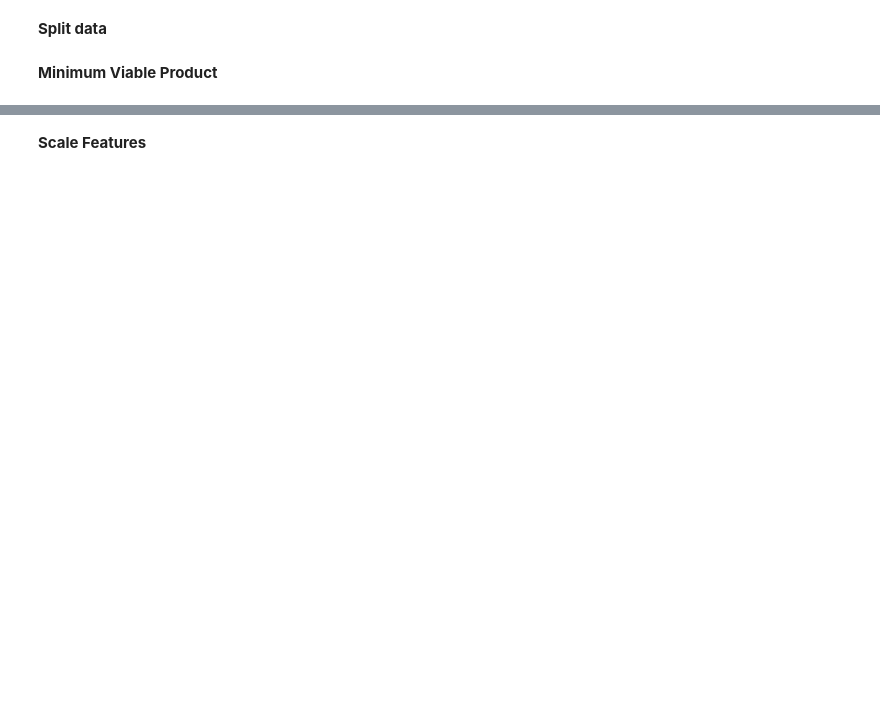
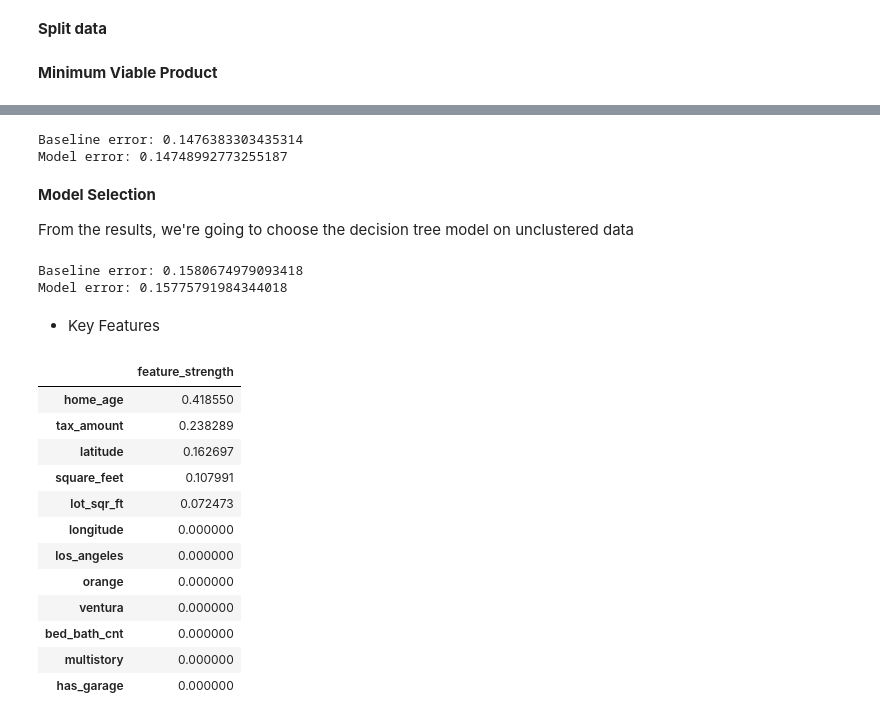
Before and after one commit to LambDom/Zillow-logerror, a Jupyter notebook: project_notebook2.ipynb, the cells around one changed output, grey strips where cells are left out. Cells and saved outputs as stored; diff of their text form; code cells hidden in the pictures; blank space fills up the shorter version.

```diff
--- a/project_notebook2.ipynb
+++ b/project_notebook2.ipynb
@@ -686,6 +688,9 @@ model_zillow.drop(columns = 'fips_code', inplace=True)
+# %%
+model_zillow['abs_baseline'] = model_zillow.abs_logerror.mean()
+model_zillow['log_baseline'] = model_zillow.logerror.mean()
 # %% [markdown]
 **Split data**
 # %%
-train, test = train_test_split(model_zillow, random_state = 123, train_size = .8)
+train, test = train_test_split(model_zillow, random_state = 123, train_size = .8, stratify = model_zillow.cluster_labels)
 # %% [markdown]
 **Minimum Viable Product**
@@ -692,2 +792,44 @@ train, test = train_test_split(model_zillow, random_state = 123, train_size = .8
+# %%
+rmse_baseline = (mean_squared_error(train.abs_baseline, train.abs_logerror))**.5
+rmse_model = (mean_squared_error(yhat, train.abs_logerror))**.5
+print(f'Baseline error: {rmse_baseline}')
+print(f'Model error: {rmse_model}')
+# %% [output]
+Baseline error: 0.1476383303435314
+Model error: 0.14748992773255187
+# %% [markdown]
+**Model Selection**
+
+From the results, we're going to choose the decision tree model on unclustered data
+# %%
+features = ['tax_amount', 'home_age', 'latitude', 'longitude', 'los_angeles', 'orange', 'ventura', 'bed_bath_cnt', 'multistory', 'has_garage', 'square_feet', 'lot_sqr_ft']
+tree = DecisionTreeRegressor(max_depth = 4, random_state=123)
+tree.fit(train[features], train.abs_logerror)
+yhat = tree.predict(test[features])
+# %%
+rmse_baseline = (mean_squared_error(test.abs_baseline, test.abs_logerror))**.5
+rmse_model = (mean_squared_error(yhat, test.abs_logerror))**.5
+print(f'Baseline error: {rmse_baseline}')
+print(f'Model error: {rmse_model}')
+# %% [output]
+Baseline error: 0.1580674979093418
+Model error: 0.15775791984344018
 # %% [markdown]
-**Scale Features**
+- Key Features
+# %%
+important_features = tree.feature_importances_
+pd.DataFrame(important_features, index = features, columns = ['feature_strength']).sort_values('feature_strength', ascending = False)
+# %% [output]
+|  | feature_strength |
+| home_age | 0.418550 |
+| tax_amount | 0.238289 |
+| latitude | 0.162697 |
+| square_feet | 0.107991 |
+| lot_sqr_ft | 0.072473 |
+| longitude | 0.000000 |
+| los_angeles | 0.000000 |
+| orange | 0.000000 |
+| ventura | 0.000000 |
+| bed_bath_cnt | 0.000000 |
+| multistory | 0.000000 |
+| has_garage | 0.000000 |
```
Also changed, not shown: parts of 23 cells of this notebook.
